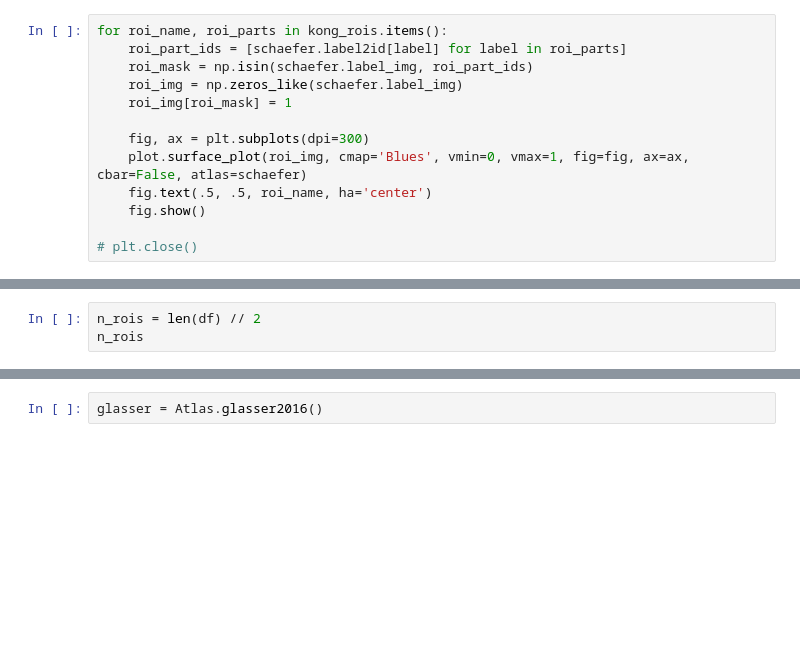
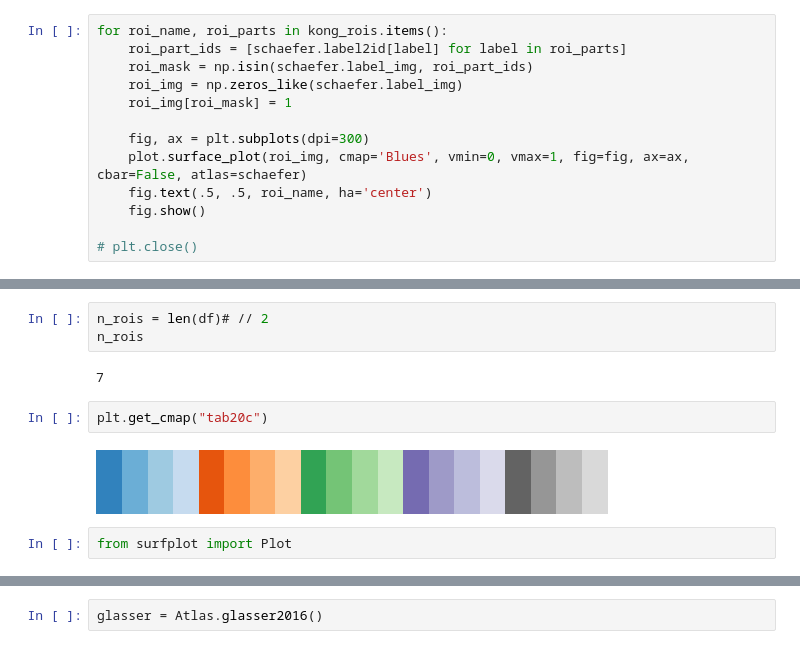
Before and after one commit to zaidzada/narrative-enc, a Jupyter notebook: code/figureS-atlas.ipynb, the cells around one changed output, grey strips where cells are left out. Cells and saved outputs as stored; diff of their text form; blank space fills up the shorter version.

```diff
--- a/code/figureS-atlas.ipynb
+++ b/code/figureS-atlas.ipynb
@@ -548,3 +559,11 @@ df
 # %%
-n_rois = len(df) // 2
+n_rois = len(df)# // 2
 n_rois
+# %% [output]
+7
+# %%
+plt.get_cmap("tab20c")
+# %% [output]
+[figure, added]
+# %%
+from surfplot import Plot
```
Also changed, not shown: parts of 11 cells of this notebook, 4 other files.
